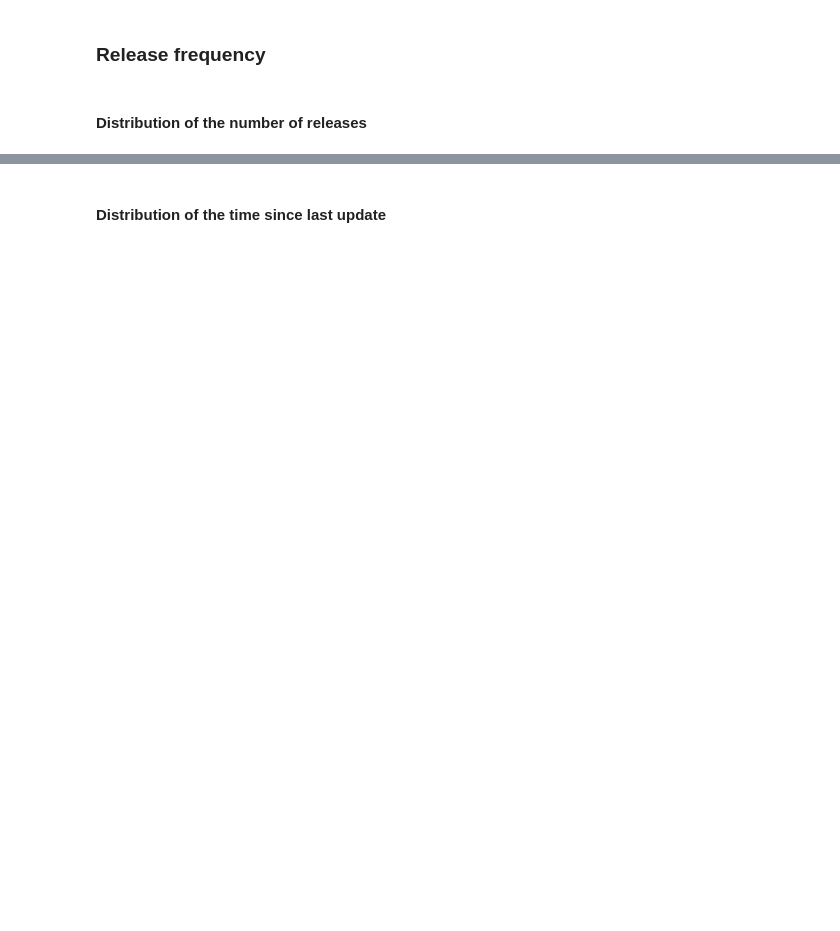
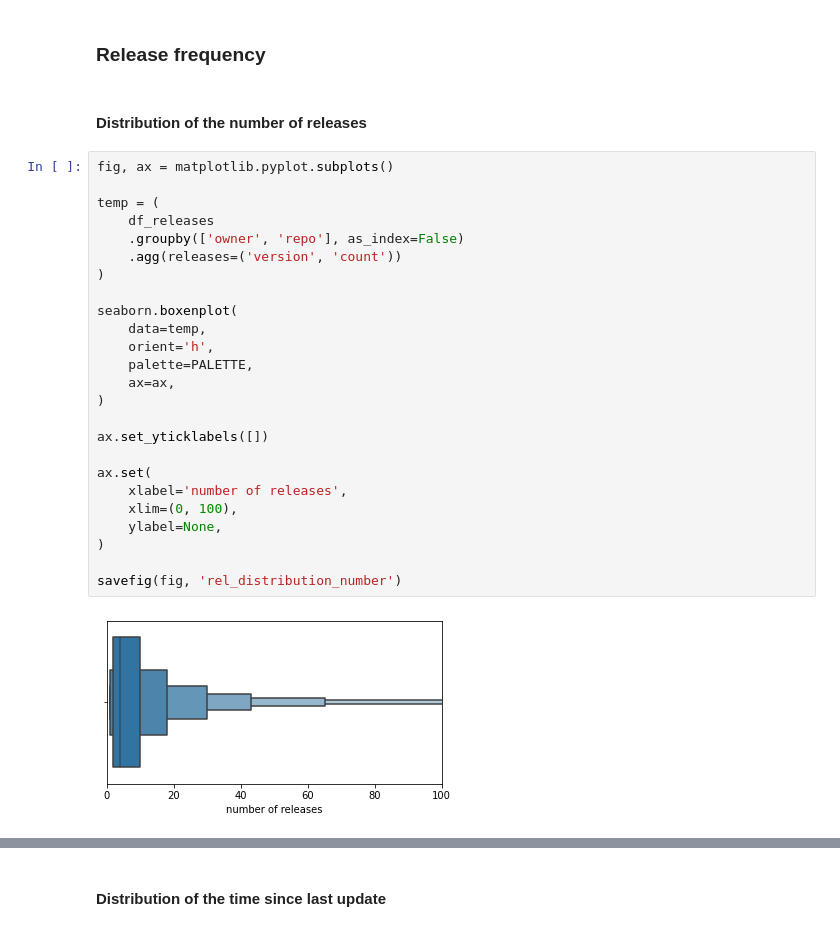
Before and after one commit to AlexandreDecan/secos-ghalag, a Jupyter notebook: notebooks/Release frequency.ipynb, the cells around one changed output, grey strips where cells are left out. Drawn from its saved outputs; the diff is of its cells as text; blank space fills up the shorter version.

```diff
--- a/notebooks/Release frequency.ipynb
+++ b/notebooks/Release frequency.ipynb
@@ -278,3 +332,30 @@ savefig(fig, 'workflow_prop_repo_updated')
 ### Release frequency
 # %% [markdown]
 #### Distribution of the number of releases
+# %%
+fig, ax = matplotlib.pyplot.subplots()
+
+temp = (
+    df_releases
+    .groupby(['owner', 'repo'], as_index=False)
+    .agg(releases=('version', 'count'))
+)
+
+seaborn.boxenplot(
+    data=temp,
+    orient='h',
+    palette=PALETTE,
+    ax=ax,
+)
+
+ax.set_yticklabels([])
+
+ax.set(
+    xlabel='number of releases',
+    xlim=(0, 100),
+    ylabel=None,
+)
+
+savefig(fig, 'rel_distribution_number')
+# %% [output]
+[figure, added]
```
Also changed, not shown: parts of 10 cells of this notebook, 2 other files.
